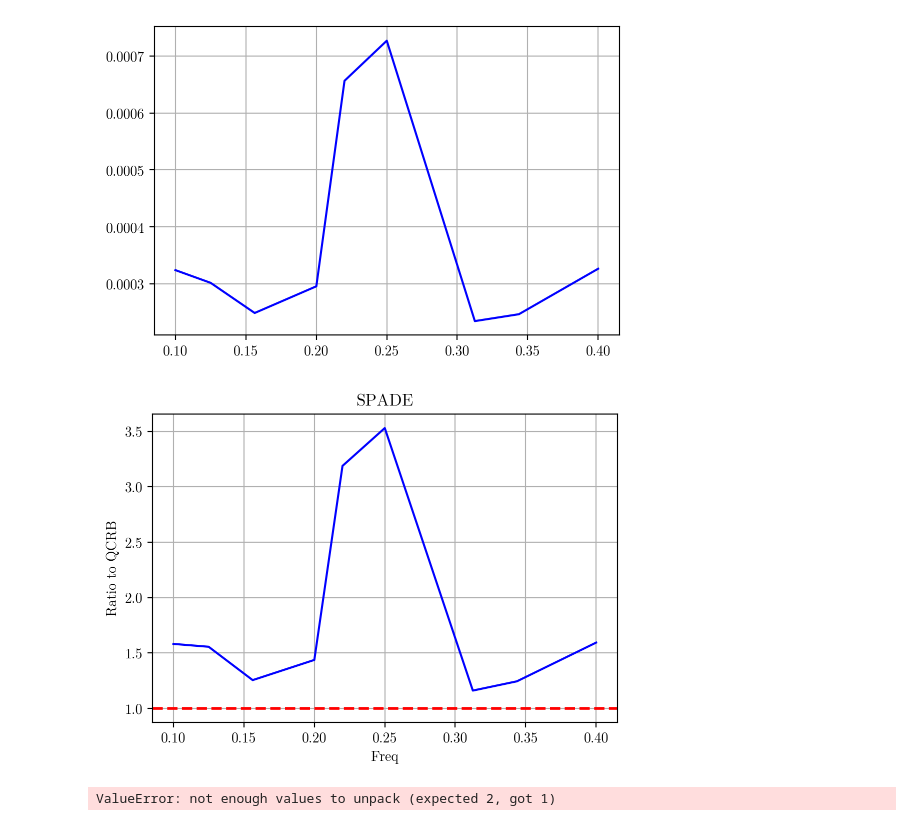
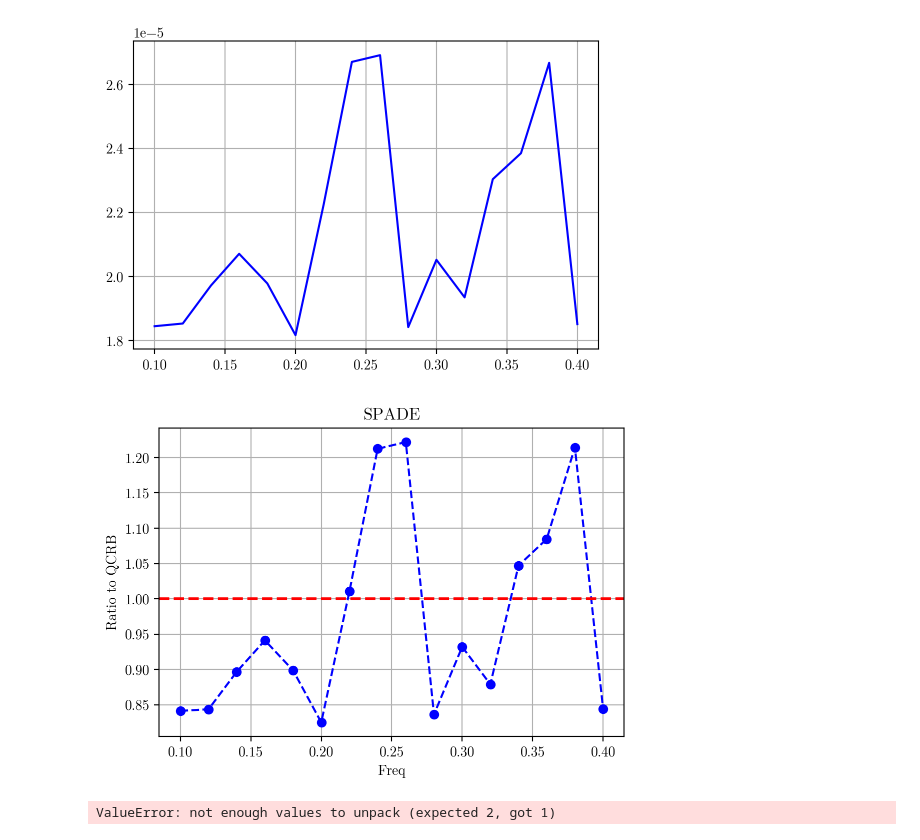
Before and after one commit to huchaoning/freqest-draft, a Jupyter notebook: main2.ipynb, the cells around one changed output. Drawn from its saved outputs; the diff is of its cells as text; code cells hidden in the pictures.

```diff
--- a/main2.ipynb
+++ b/main2.ipynb
@@ -252,7 +253,7 @@ def LSE(sample):
 
 
     def waveform(n, f, phi):
-        return np.cos(tau * f * n + phi)
+        return np.sin(tau * f * n + phi)
 
 
     # Use FFT as pre-estimator.
@@ -301,8 +302,8 @@ class _Share:
         cls.freq, cls.phi = np.array(cls.freq), np.array(cls.phi)
 # %%
 class SPADE(_Share):
-    POINT_1 = (89, 119)
-    POINT_2 = (89, 407)
+    POINT_1 = (89, 116)
+    POINT_2 = (89, 406)
 
 
     @classmethod
@@ -319,12 +320,14 @@ class SPADE(_Share):
     @classmethod
     def td_est(cls):
         cls.td = cls.cropped[:, :, 0] - cls.cropped[:, :, 1]
+# %%
+freq_list = np.array([0.1 , 0.12, 0.14, 0.16, 0.18, 0.2 , 0.22, 0.24, 0.26, 0.28, 0.3, 0.32, 0.34, 0.36, 0.38, 0.4])
 # %%
 varlist = []
 pnlist = []
 philist = []
-for freq in Expt.freq_list:
-    SPADE.load(f'spade_{freq}.npy')
+for freq in tqdm(freq_list):
+    SPADE.load(f'./__temp__/spade_{freq}.npy')
 
     SPADE.read()
     SPADE.crop()
@@ -336,7 +339,7 @@ for freq in Expt.freq_list:
     varlist.append(SPADE.freq.var())
     philist.append(SPADE.phi.mean())
 # %%
-plot(Expt.freq_list, np.array(varlist) * np.array(pnlist))
+plot(freq_list, np.array(varlist) * np.array(pnlist) * 0.107)
 # %% [output]
-[figure, old version]
+[figure, new version]
 # %%
@@ -356,9 +359,9 @@ qcrb = [np.linalg.inv(fim(Expt.freq_list[i]))[0,0] for i in range(9)]
 # %%
-plot(Expt.freq_list, np.array(varlist) * np.array(pnlist) * 0.107 / np.array(qcrb))
+plot(freq_list, np.array(varlist) * np.array(pnlist) * 0.107 / np.array(qcrb), fmt='o--')
 axline(h=1, c='r', w=2)
 plot([], xlabel='Freq', ylabel='Ratio to QCRB', title='SPADE')
 # %% [output]
-[figure, old version]
+[figure, new version]
 # %%
 code(axline)
 # %%
```
Also changed, not shown: parts of 3 cells of this notebook.
